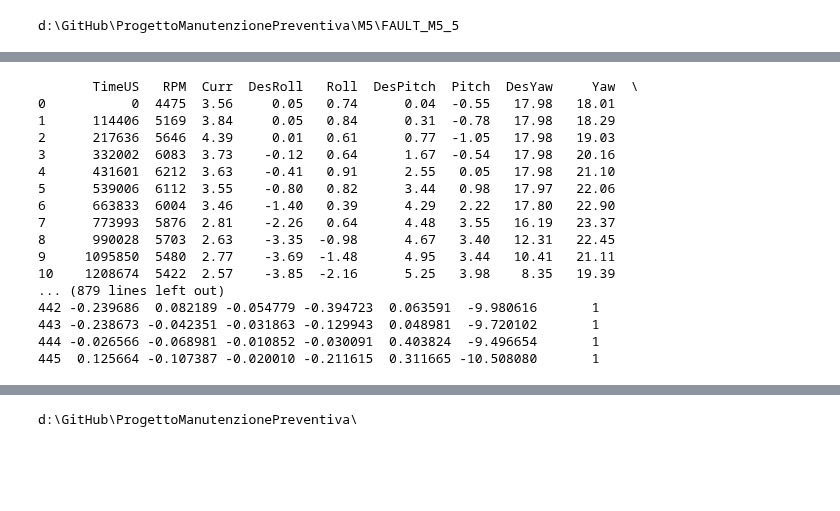
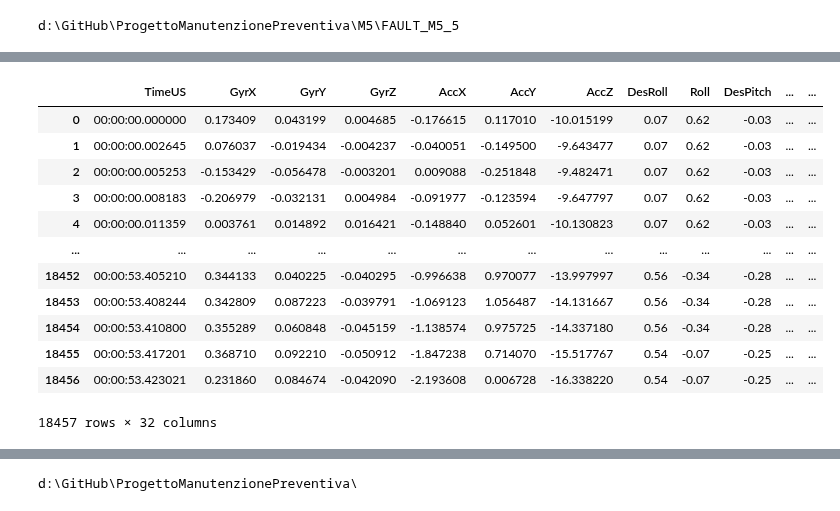
Before and after one commit to ChiaraAmalia/ProgettoManutenzionePreventiva, a Jupyter notebook: M5/FAULT_M5_5/fault_m5_5.ipynb, the cells around one changed output, grey strips where cells are left out. Drawn from its saved outputs; the diff is of its cells as text; code cells hidden in the pictures; blank space fills up the shorter version.

```diff
--- a/M5/FAULT_M5_5/fault_m5_5.ipynb
+++ b/M5/FAULT_M5_5/fault_m5_5.ipynb
@@ -80,3 +92,0 @@ print(att_m5_fault5)
-# %%
-att_m5_fault5 = pd.merge_asof(att_m5_fault5,xkf1_m5_fault5, on="TimeUS", by=["Roll","Pitch","Yaw"], tolerance=100000)
-print(att_m5_fault5)
@@ -182,0 +214,33 @@ print(m5_fault5)
+# %%
+index_to_remove=[]
+for ind in att_m5_fault5["TimeUS"]:
+    if ind not in index_to_remove:
+        index_to_remove.append(int(ind))
+print(len(index_to_remove))
+for ind in esc_0_m5_fault5["TimeUS"]:
+    if ind not in index_to_remove:
+        index_to_remove.append(int(ind))
+print(len(index_to_remove))
+for ind in esc_1_m5_fault5["TimeUS"]:
+    if ind not in index_to_remove:
+        index_to_remove.append(int(ind))
+print(len(index_to_remove))
+for ind in esc_2_m5_fault5["TimeUS"]:
+    if ind not in index_to_remove:
+        index_to_remove.append(int(ind))
+print(len(index_to_remove))
+for ind in esc_3_m5_fault5["TimeUS"]:
+    if ind not in index_to_remove:
+        index_to_remove.append(int(ind))
+print(len(index_to_remove))
+for ind in esc_4_m5_fault5["TimeUS"]:
+    if ind not in index_to_remove:
+        index_to_remove.append(int(ind))
+print(len(index_to_remove))
+for ind in esc_5_m5_fault5["TimeUS"]:
+    if ind not in index_to_remove:
+        index_to_remove.append(int(ind))
+print(len(index_to_remove))
+for ind in rcou_m5_fault5["TimeUS"]:
+    if ind not in index_to_remove:
+        index_to_remove.append(int(ind))
@@ -183,23 +255,24 @@ print(m5_fault5)
 # %%
+m5_fault5 = m5_fault5[~m5_fault5.TimeUS.isin(index_to_remove)]
 m5_fault5["TimeUS"] = m5_fault5["TimeUS"] - m5_fault5.iloc[0]["TimeUS"]
 m5_fault5["TimeUS"] = m5_fault5["TimeUS"].astype(int)
-m5_fault5["Guasto"] = 1
-print(m5_fault5)
+m5_fault5["Guasto"] = guasto
-# %% [output]
-       TimeUS   RPM  Curr  DesRoll   Roll  DesPitch  Pitch  DesYaw     Yaw  \
-0           0  4475  3.56     0.05   0.74      0.04  -0.55   17.98   18.01
-1      114406  5169  3.84     0.05   0.84      0.31  -0.78   17.98   18.29
-2      217636  5646  4.39     0.01   0.61      0.77  -1.05   17.98   19.03
-3      332002  6083  3.73    -0.12   0.64      1.67  -0.54   17.98   20.16
-4      431601  6212  3.63    -0.41   0.91      2.55   0.05   17.98   21.10
-5      539006  6112  3.55    -0.80   0.82      3.44   0.98   17.97   22.06
-6      663833  6004  3.46    -1.40   0.39      4.29   2.22   17.80   22.90
-7      773993  5876  2.81    -2.26   0.64      4.48   3.55   16.19   23.37
-8      990028  5703  2.63    -3.35  -0.98      4.67   3.40   12.31   22.45
-9     1095850  5480  2.77    -3.69  -1.48      4.95   3.44   10.41   21.11
-10    1208674  5422  2.57    -3.85  -2.16      5.25   3.98    8.35   19.39
-... (879 lines left out)
-442 -0.239686  0.082189 -0.054779 -0.394723  0.063591  -9.980616       1
-443 -0.238673 -0.042351 -0.031863 -0.129943  0.048981  -9.720102       1
-444 -0.026566 -0.068981 -0.010852 -0.030091  0.403824  -9.496654       1
-445  0.125664 -0.107387 -0.020010 -0.211615  0.311665 -10.508080       1
+# %%
+from datetime import timedelta
+m5_fault5=m5_fault5.reset_index(drop=True)
+m5_fault5['TimeUS'] = pd.to_datetime(m5_fault5['TimeUS'], unit='us').dt.strftime('%H:%M:%S.%f')
+display(m5_fault5)
+# %% [output]
+|  | TimeUS | GyrX | GyrY | GyrZ | AccX | AccY | AccZ | DesRoll | Roll | DesPitch | ... | ... |
+| 0 | 00:00:00.000000 | 0.173409 | 0.043199 | 0.004685 | -0.176615 | 0.117010 | -10.015199 | 0.07 | 0.62 | -0.03 | ... | ... |
+| 1 | 00:00:00.002645 | 0.076037 | -0.019434 | -0.004237 | -0.040051 | -0.149500 | -9.643477 | 0.07 | 0.62 | -0.03 | ... | ... |
+| 2 | 00:00:00.005253 | -0.153429 | -0.056478 | -0.003201 | 0.009088 | -0.251848 | -9.482471 | 0.07 | 0.62 | -0.03 | ... | ... |
+| 3 | 00:00:00.008183 | -0.206979 | -0.032131 | 0.004984 | -0.091977 | -0.123594 | -9.647797 | 0.07 | 0.62 | -0.03 | ... | ... |
+| 4 | 00:00:00.011359 | 0.003761 | 0.014892 | 0.016421 | -0.148840 | 0.052601 | -10.130823 | 0.07 | 0.62 | -0.03 | ... | ... |
+| ... | ... | ... | ... | ... | ... | ... | ... | ... | ... | ... | ... | ... |
+| 18452 | 00:00:53.405210 | 0.344133 | 0.040225 | -0.040295 | -0.996638 | 0.970077 | -13.997997 | 0.56 | -0.34 | -0.28 | ... | ... |
+| 18453 | 00:00:53.408244 | 0.342809 | 0.087223 | -0.039791 | -1.069123 | 1.056487 | -14.131667 | 0.56 | -0.34 | -0.28 | ... | ... |
+| 18454 | 00:00:53.410800 | 0.355289 | 0.060848 | -0.045159 | -1.138574 | 0.975725 | -14.337180 | 0.56 | -0.34 | -0.28 | ... | ... |
+| 18455 | 00:00:53.417201 | 0.368710 | 0.092210 | -0.050912 | -1.847238 | 0.714070 | -15.517767 | 0.54 | -0.07 | -0.25 | ... | ... |
+| 18456 | 00:00:53.423021 | 0.231860 | 0.084674 | -0.042090 | -2.193608 | 0.006728 | -16.338220 | 0.54 | -0.07 | -0.25 | ... | ... |
+18457 rows × 32 columns
```
Also changed, not shown: parts of 34 cells of this notebook, 32 other files.
